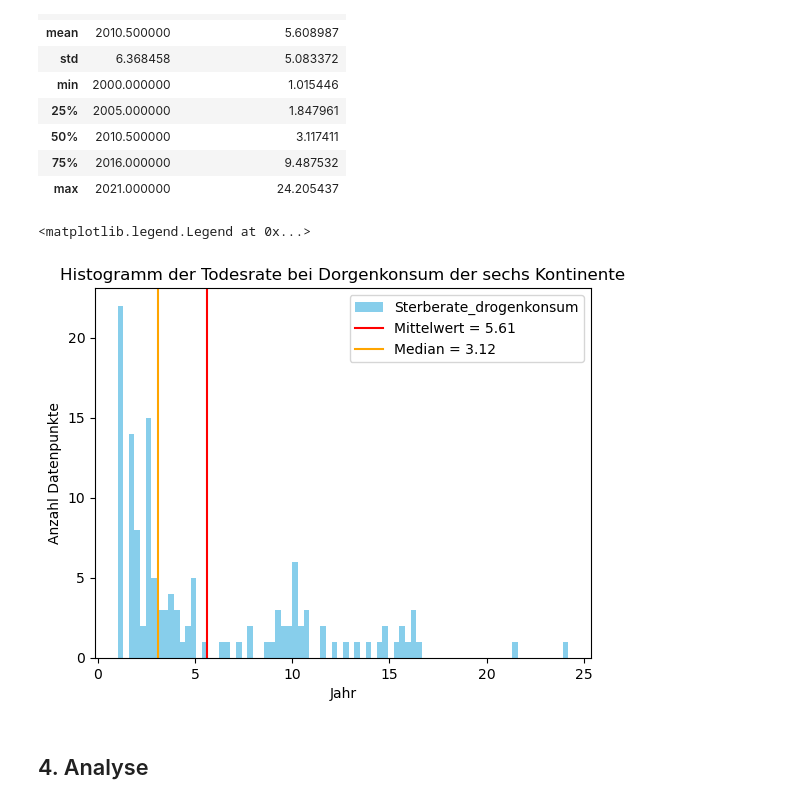
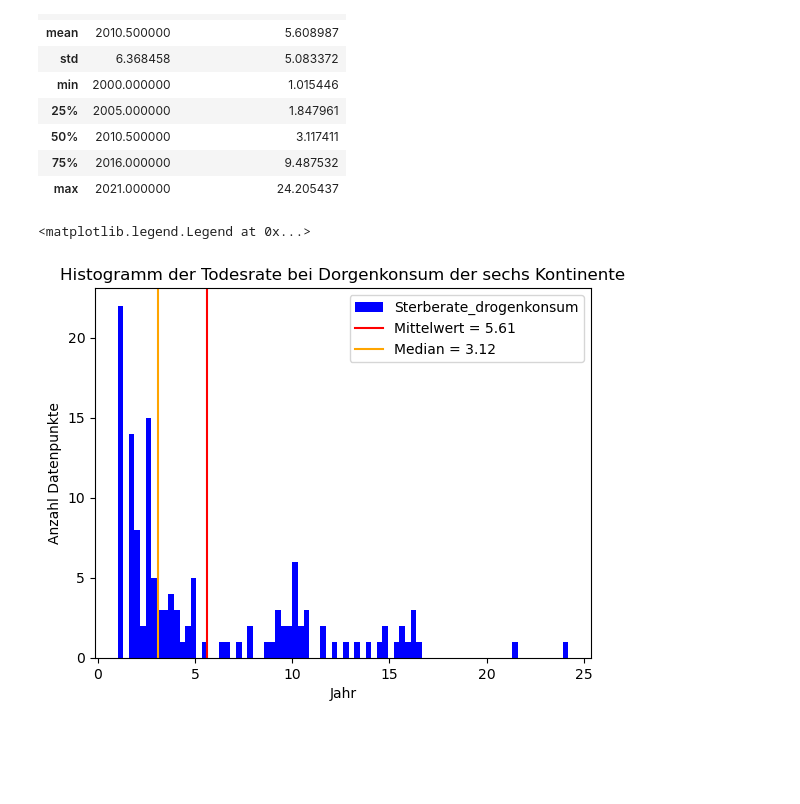
Before and after one commit to Joyce-ops/BMLD-LN2-Carmen-Mcqulat-Joyce, a Jupyter notebook: Leistungsnachweis 2.ipynb, the cells around one changed output. Drawn from its saved outputs; the diff is of its cells as text; code cells hidden in the pictures; blank space fills up the shorter version.

```diff
--- a/Leistungsnachweis 2.ipynb
+++ b/Leistungsnachweis 2.ipynb
@@ -399,16 +425,14 @@ df_continents.describe()
 | max | 2021.000000 | 24.205437 |
 # %%
 g = df_continents['Sterberate_drogenkonsum'].plot(kind='hist', bins=80, title='Histogramm der Todesrate bei Dorgenkonsum der sechs Kontinente',
-                           xlabel='Jahr', ylabel='Anzahl Datenpunkte', color= 'skyblue')
+                           xlabel='Jahr', ylabel='Anzahl Datenpunkte', color= 'blue')
 mean = df_continents['Sterberate_drogenkonsum'].mean()
 g.axvline(x=df_continents['Sterberate_drogenkonsum'].mean(), color='red',label=f'Mittelwert = {mean:.2f}')  # rot: Mittelwert
 
 median = df_continents['Sterberate_drogenkonsum'].median()
 g.axvline(x=df_continents['Sterberate_drogenkonsum'].median(), color='orange',label=  f'Median = {median:.2f}')  # orange: Median
 
 g.legend()
 # %% [output]
 <matplotlib.legend.Legend at 0x...>
-[figure, old version]
+[figure, new version]
-# %% [markdown]
-## 4. Analyse
```
Also changed, not shown: parts of 21 cells of this notebook.
